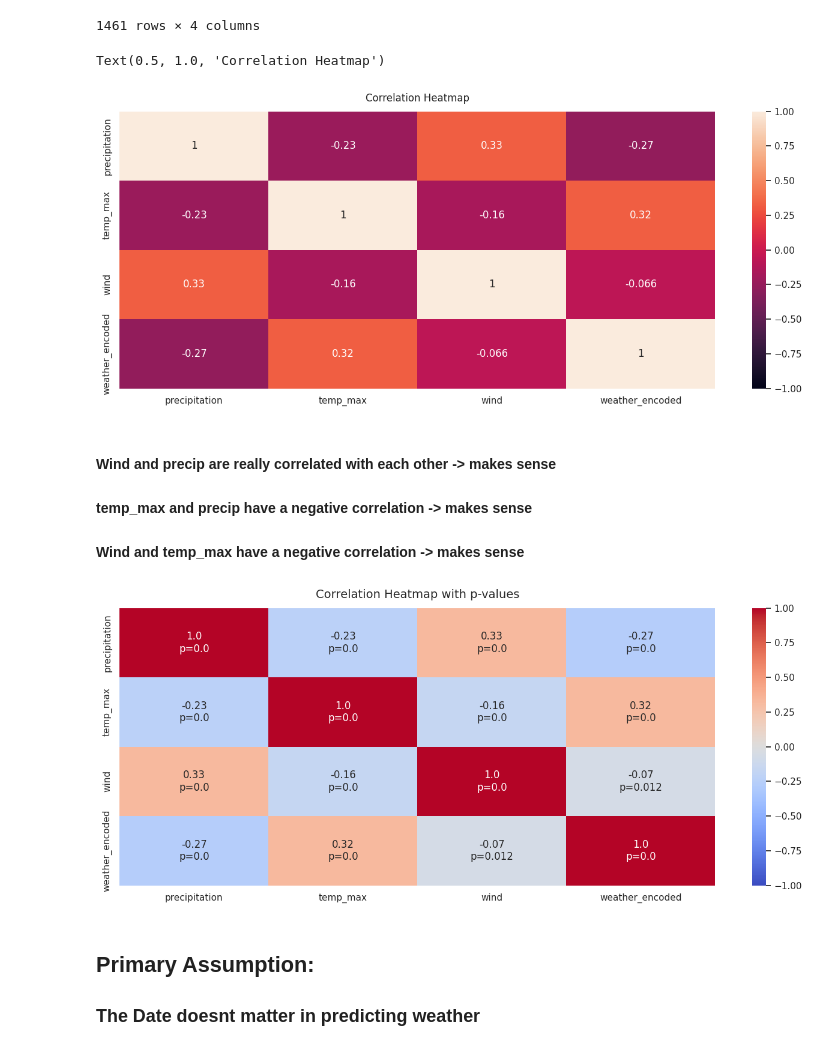
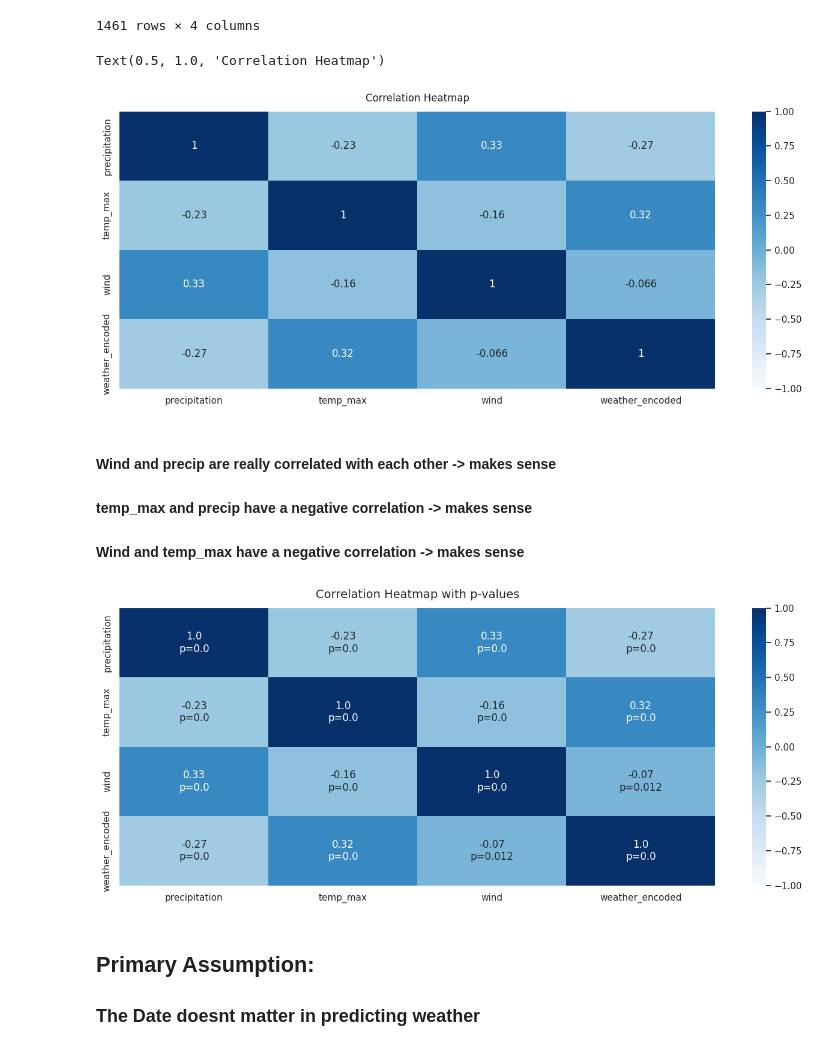
Before and after one commit to KrishBnsl/weather-prediction, a Jupyter notebook: weather_prediction.ipynb, the cells around one changed output. Drawn from its saved outputs; the diff is of its cells as text; code cells hidden in the pictures.

```diff
--- a/weather_prediction.ipynb
+++ b/weather_prediction.ipynb
@@ -196,11 +196,11 @@ df_corr
 1461 rows × 4 columns
 # %%
 plt.figure(figsize=(16, 6))
-heatmap = sns.heatmap(df_corr.corr(), vmin=-1, vmax=1, annot=True)
+heatmap = sns.heatmap(df_corr.corr(), vmin=-1, vmax=1, annot=True,cmap='Blues')
 heatmap.set_title('Correlation Heatmap', fontdict={'fontsize':12}, pad=12)
 # %% [output]
 Text(0.5, 1.0, 'Correlation Heatmap')
-[figure, old version]
+[figure, new version]
 # %% [markdown]
 #### Wind and precip are really correlated with each other -> makes sense
 #### temp_max and precip have a negative correlation -> makes sense
@@ -222,11 +222,11 @@ for row in corr.columns:
 annot = corr.round(2).astype(str) + "\n" + ("p=" + pvals.round(3).astype(str))
 # %%
 plt.figure(figsize=(16, 6))
-sns.heatmap(corr, annot=annot, fmt='', vmin=-1, vmax=1, cmap='coolwarm')
+sns.heatmap(corr, annot=annot, fmt='', vmin=-1, vmax=1, cmap='Blues')
 plt.title('Correlation Heatmap with p-values', fontsize=14, pad=12)
 plt.show()
 # %% [output]
-[figure, old version]
+[figure, new version]
 # %% [markdown]
 ## Primary Assumption:
 
```
Also changed, not shown: parts of 7 cells of this notebook.
